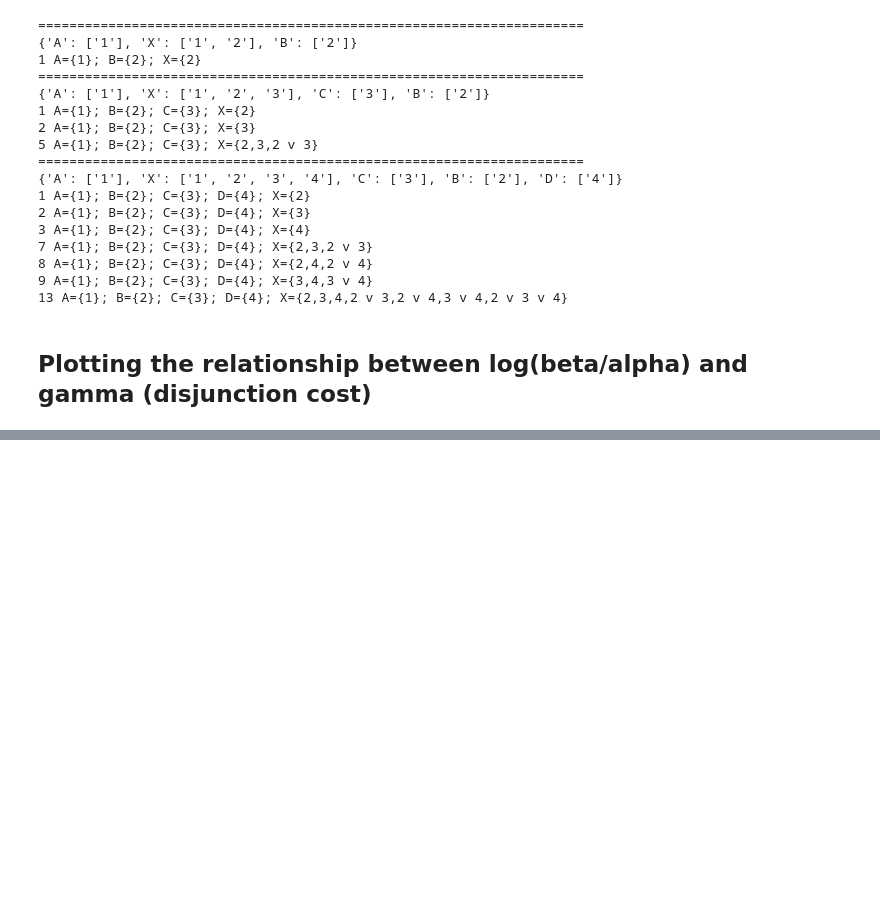
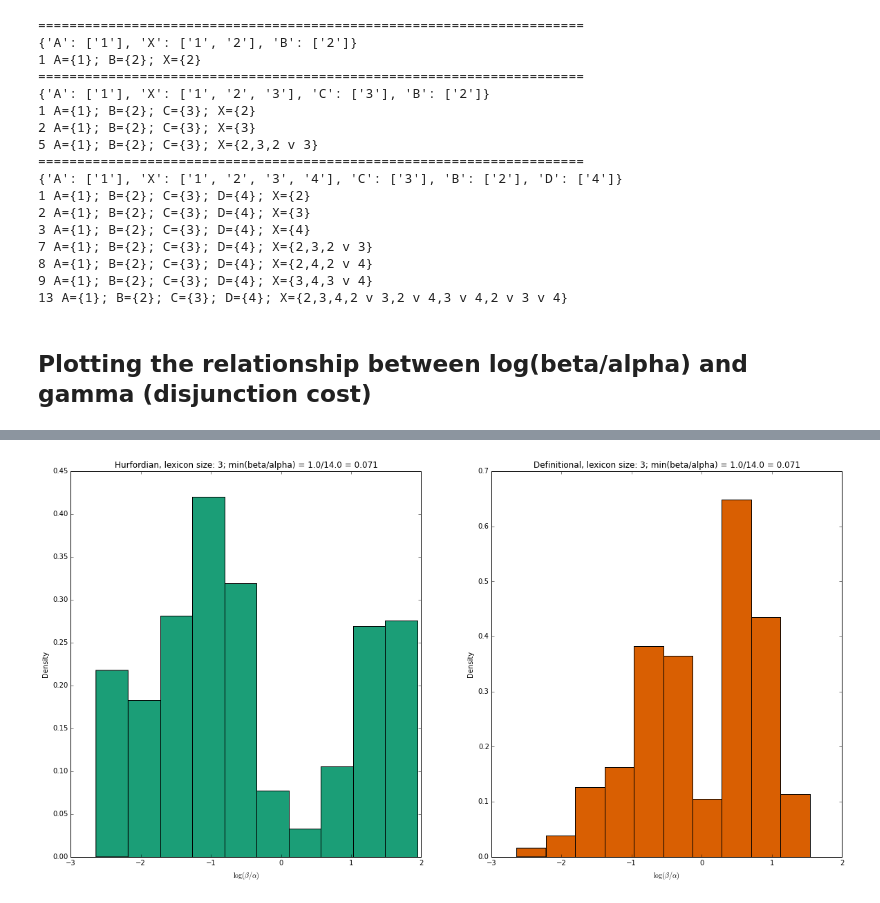
Before and after one commit to rlevy/pragmatic_disjunction, a Jupyter notebook: pypragmods/Relationships.ipynb, the cells around one changed output, grey strips where cells are left out. Drawn from its saved outputs; the diff is of its cells as text; code cells hidden in the pictures; blank space fills up the shorter version.

```diff
--- a/pypragmods/Relationships.ipynb
+++ b/pypragmods/Relationships.ipynb
@@ -141,0 +149,27 @@ alpha_beta_gamma_scatterplot(param_pairs)
+# %%
+def beta_alpha_histogram(hc=None, defin=None, lexicon_size=None, logx=True):
+    transform = np.log if logx else (lambda x : x)
+    fig, axarray = plt.subplots(nrows=1, ncols=2)
+    fig.set_figheight(10)
+    fig.set_figwidth(20)
+    if logx:
+        xlabel = r'$\log(\beta/\alpha)$'
+    else:
+        xlabel = r'$\beta/\alpha$'
+    ylabel = "Density"
+    for i, vals in enumerate(((hc, 'Hurfordian'), (defin, 'Definitional'))):
+        x, label = vals
+        ba = [(r['beta']/r['alpha'], (r['beta'], r['alpha'])) for r in x]
+        ba_sorted = sorted(ba)
+        ba, ba_pairs = zip(*ba_sorted)
+        axarray[i].hist(transform(ba), color=colors[i], normed=True)
+        axarray[i].set_xlabel(xlabel)
+        axarray[i].set_ylabel(ylabel)
+        min_ba_str = "%s/%s" % ba_sorted[0][1]
+        min_ba_str += " = %s" % np.round(ba_sorted[0][0], 3)
+        title = "%s, lexicon size: %s; min(beta/alpha) = %s" % (label, lexicon_size, min_ba_str)
+        axarray[i].set_title(title)
+# %%
+beta_alpha_histogram(hc=hc_lex3, defin=defin_lex3, lexicon_size=3)
+# %% [output]
+[figure, added]
```
Also changed, not shown: parts of 4 cells of this notebook.
